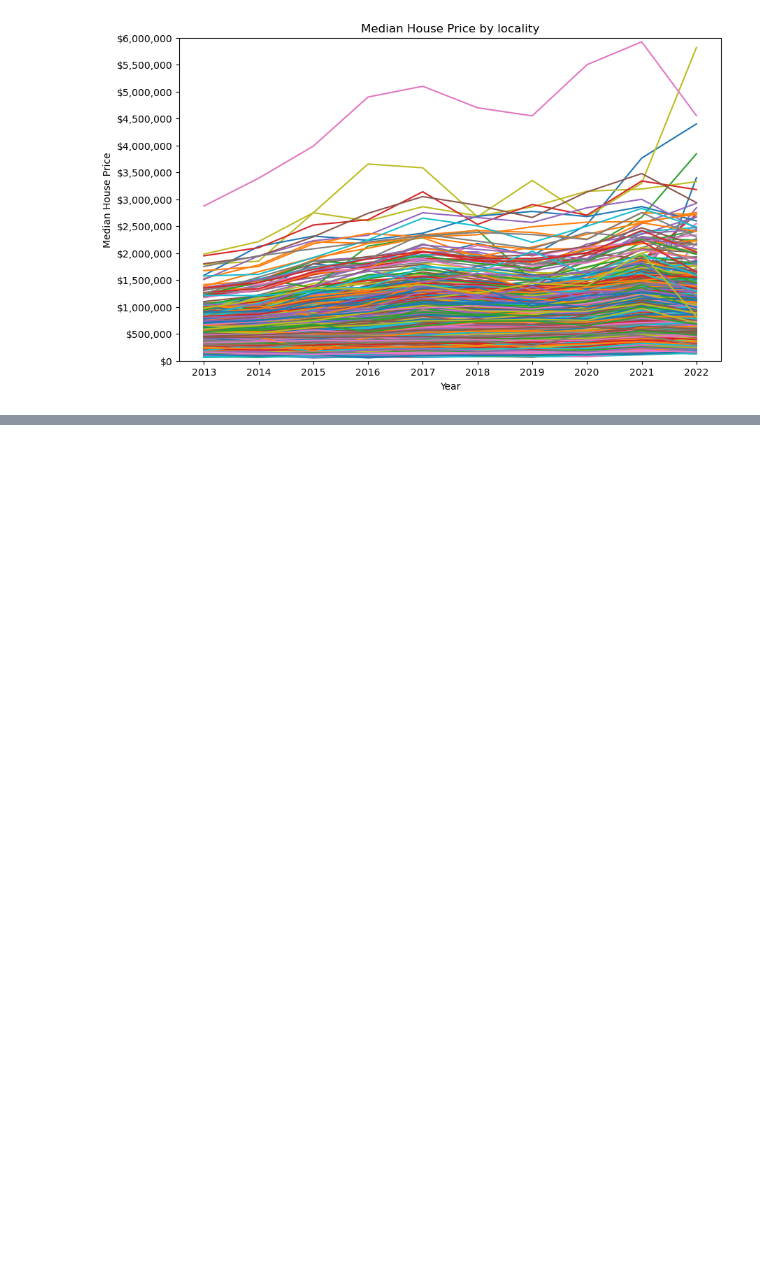
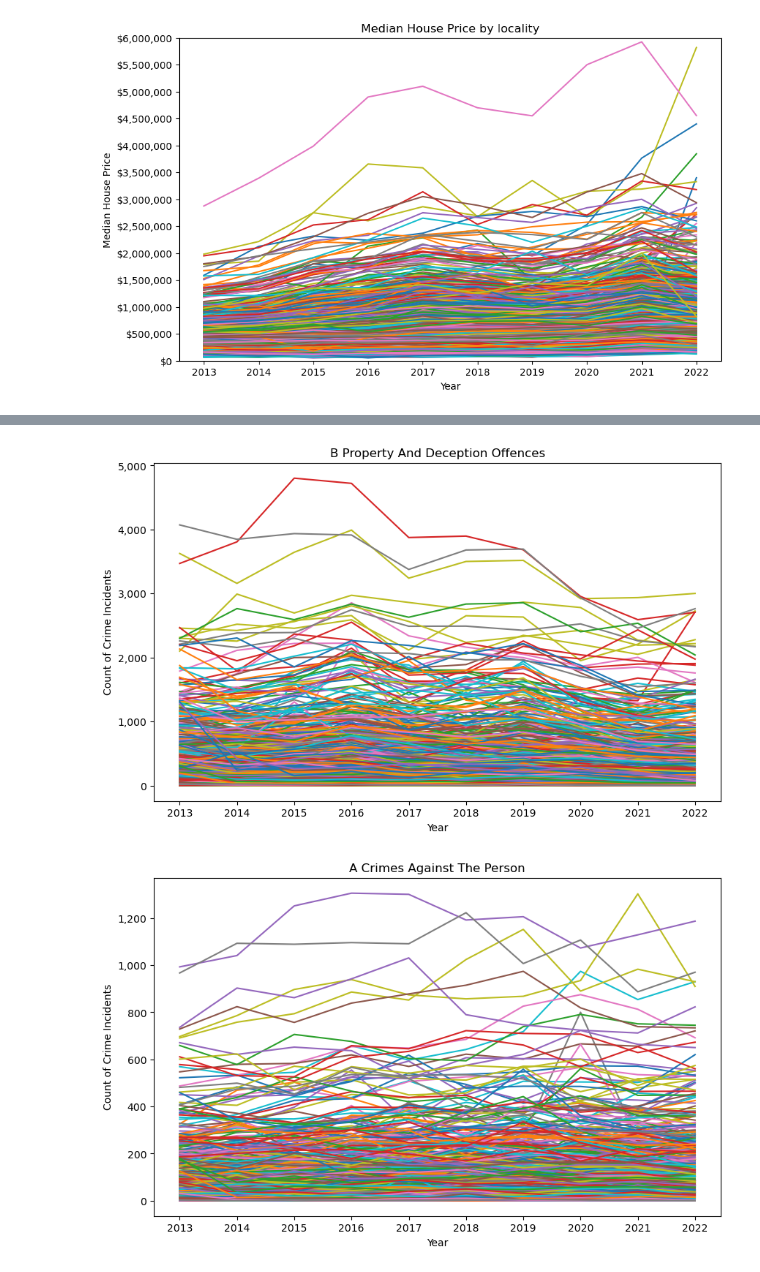
Before and after one commit to rsamma1606/proj-one-group-8, a Jupyter notebook: crime_vs_property_plotting and stats.ipynb, the cells around one changed output, grey strips where cells are left out. Cells and saved outputs as stored; diff of their text form; code cells hidden in the pictures; blank space fills up the shorter version.

Commit message:
Andrew's analysis ANOVA of incr by incr

```diff
--- a/crime_vs_property_plotting and stats.ipynb
+++ b/crime_vs_property_plotting and stats.ipynb
@@ -3,10 +3,19 @@
 import matplotlib.pyplot as plt
 import matplotlib.ticker as mtick
 import numpy as np
+import scipy.stats as stats
 import pandas as pd
+import glob
+import os
+import requests
+import json
+
+path = "Resources"
 # %%
 # Read property csv
-property_data = pd.read_csv("Resources/Property_Data_Postcodes.csv")
+input_file = "Property_Data_Postcodes.csv"
+input_path = os.path.join(path, input_file)
+property_data = pd.read_csv(input_path)
 property_data.drop(property_data.columns[[0,2]], axis=1, inplace=True)
 property_data.columns = property_data.columns.str.removeprefix("Median ")
 property_data = property_data.dropna(how="any")
@@ -87,6 +93,10 @@ plt.ylim([0, 6000000])
 yticks = [i*500000 for i in range(13)]
 plt.yticks(yticks)
 
+output_file = "med_house_by_locality.png"
+output_path = os.path.join(path, output_file)
+plt.savefig(output_path)
+
 # Show the plot
 plt.show()
 # %% [output]
@@ -170,0 +164,44 @@ Blairgowrie
+# %%
+# Plot crime lines for each locality
+file_list = glob.glob(os.path.join(path, "[A-F]*_quartiles.csv"))
+
+for file_path in file_list:
+    file_name = os.path.basename(file_path)
+    file_part = os.path.splitext(file_name)[0].rsplit("_")[0]
+    output_path = os.path.join(path, f"{file_part}_plot.png")
+
+    # Read csv
+    df = pd.read_csv(file_path)
+    df.set_index('Suburb/Town Name', inplace=True)
+
+    plt.figure(figsize=(10, 6))
+
+    years = [heading for heading in df.columns if heading not in ["Postcode", "Local Government Area", "%_crime_change", "crime_quartile", "%_property_incr"]]
+
+    for suburb in df.index:
+        plt.plot(df.loc[suburb, years])
+
+    # Set the x-axis label
+    plt.xlabel('Year')
+
+    # Set the y-axis label
+    plt.ylabel('Count of Crime Incidents')
+
+    # Set the plot title
+    plt.title(str.title(file_part))
+
+    # format y-axis ticks as dollar values with commas
+    def comma_formatter(x, p):
+        return '{:,.0f}'.format(x)
+
+    plt.gca().get_yaxis().set_major_formatter(
+        plt.FuncFormatter(comma_formatter))
+
+    # Save plot
+    plt.savefig(output_path)
+
+    # Show the plot
+    plt.show()
+# %% [output]
+[figure, added]
+[figure, added]
```
Also changed, not shown: parts of 10 cells of this notebook, 14 other files.
